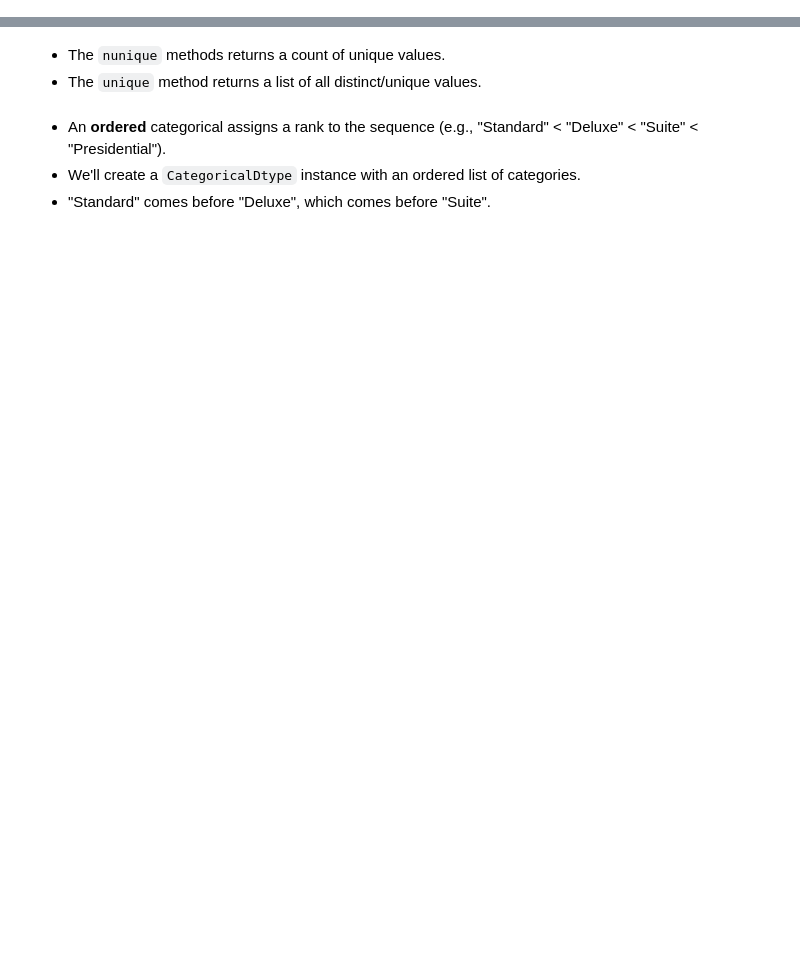
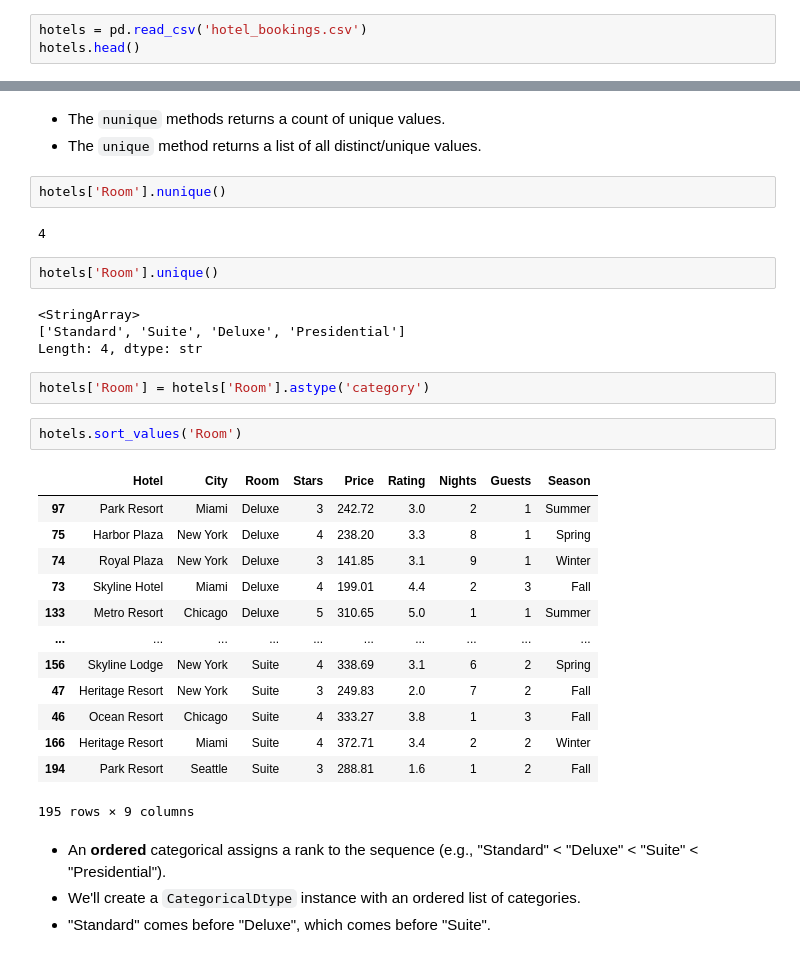
Before and after one commit to Sai-Krishna-t/data-analysis-with-pandas-and-python, a Jupyter notebook: Incomplete/04 - DataFrames I - Introduction.ipynb, the cells around one changed output, grey strips where cells are left out. Saved outputs shown, nothing was run; the diff lists cells and outputs as text; blank space fills up the shorter version.

```diff
--- a/Incomplete/04 - DataFrames I - Introduction.ipynb
+++ b/Incomplete/04 - DataFrames I - Introduction.ipynb
@@ -440,3 +1666,6 @@ revenue.axes
 # %% [markdown]
 ## Sort with Ordered Categories
 - By default, category values have no ranking.
+# %%
+hotels = pd.read_csv('hotel_bookings.csv')
+hotels.head()
@@ -443,6 +1679,34 @@ revenue.axes
 # %% [markdown]
 - The `nunique` methods returns a count of unique values.
 - The `unique` method returns a list of all distinct/unique values.
+# %%
+hotels['Room'].nunique()
+# %% [output]
+4
+# %%
+hotels['Room'].unique()
+# %% [output]
+<StringArray>
+['Standard', 'Suite', 'Deluxe', 'Presidential']
+Length: 4, dtype: str
+# %%
+hotels['Room'] = hotels['Room'].astype('category')
+# %%
+hotels.sort_values('Room')
+# %% [output]
+|  | Hotel | City | Room | Stars | Price | Rating | Nights | Guests | Season |
+| 97 | Park Resort | Miami | Deluxe | 3 | 242.72 | 3.0 | 2 | 1 | Summer |
+| 75 | Harbor Plaza | New York | Deluxe | 4 | 238.20 | 3.3 | 8 | 1 | Spring |
+| 74 | Royal Plaza | New York | Deluxe | 3 | 141.85 | 3.1 | 9 | 1 | Winter |
+| 73 | Skyline Hotel | Miami | Deluxe | 4 | 199.01 | 4.4 | 2 | 3 | Fall |
+| 133 | Metro Resort | Chicago | Deluxe | 5 | 310.65 | 5.0 | 1 | 1 | Summer |
+| ... | ... | ... | ... | ... | ... | ... | ... | ... | ... |
+| 156 | Skyline Lodge | New York | Suite | 4 | 338.69 | 3.1 | 6 | 2 | Spring |
+| 47 | Heritage Resort | New York | Suite | 3 | 249.83 | 2.0 | 7 | 2 | Fall |
+| 46 | Ocean Resort | Chicago | Suite | 4 | 333.27 | 3.8 | 1 | 3 | Fall |
+| 166 | Heritage Resort | Miami | Suite | 4 | 372.71 | 3.4 | 2 | 2 | Winter |
+| 194 | Park Resort | Seattle | Suite | 3 | 288.81 | 1.6 | 1 | 2 | Fall |
+195 rows × 9 columns
 # %% [markdown]
 - An **ordered** categorical assigns a rank to the sequence (e.g., "Standard" < "Deluxe" < "Suite" < "Presidential").
 - We'll create a `CategoricalDtype` instance with an ordered list of categories.
```
Also changed, not shown: parts of 123 cells of this notebook, 5 other files.
